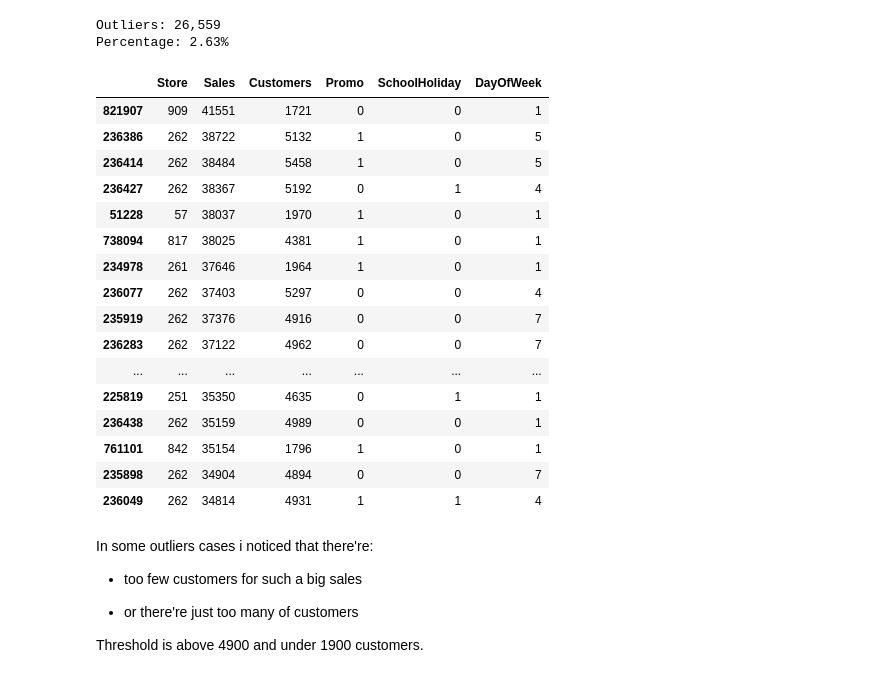
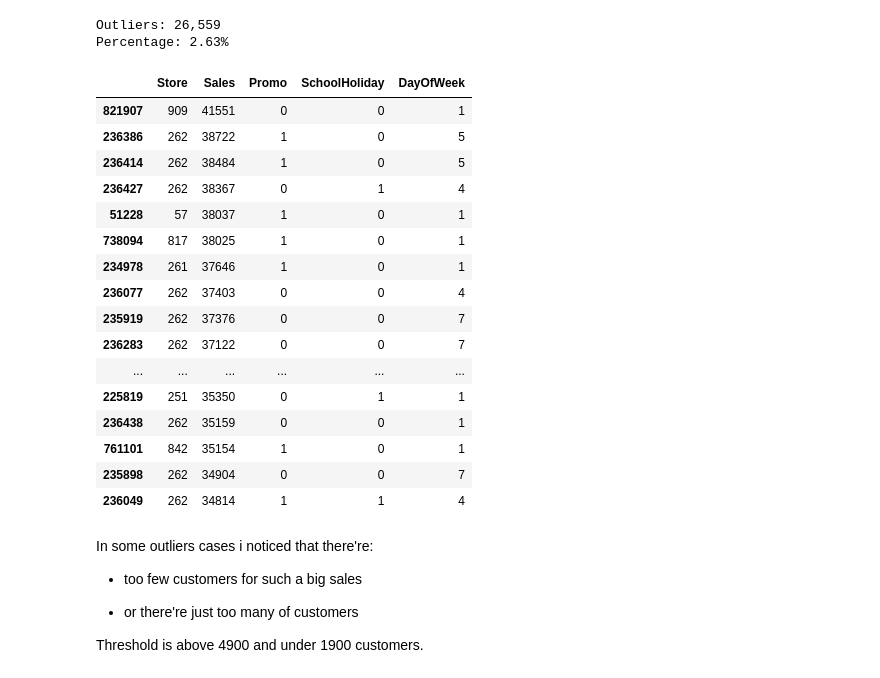
Before and after one commit to nick-st-coder/rossmann, a Jupyter notebook: notebooks/EDA.ipynb, the cells around one changed output. Saved outputs shown, nothing was run; the diff lists cells and outputs as text; code cells hidden in the pictures.

```diff
--- a/notebooks/EDA.ipynb
+++ b/notebooks/EDA.ipynb
@@ -155,32 +158,31 @@ Percentage: 2.63%
 # %%
 outliers[
     [
         "Store",
         "Sales",
-        "Customers",
         "Promo",
         "SchoolHoliday",
         "DayOfWeek"
     ]
 ].sort_values("Sales", ascending=False).head(20)
 # %% [output]
-|  | Store | Sales | Customers | Promo | SchoolHoliday | DayOfWeek |
-| 821907 | 909 | 41551 | 1721 | 0 | 0 | 1 |
-| 236386 | 262 | 38722 | 5132 | 1 | 0 | 5 |
-| 236414 | 262 | 38484 | 5458 | 1 | 0 | 5 |
-| 236427 | 262 | 38367 | 5192 | 0 | 1 | 4 |
-| 51228 | 57 | 38037 | 1970 | 1 | 0 | 1 |
-| 738094 | 817 | 38025 | 4381 | 1 | 0 | 1 |
-| 234978 | 261 | 37646 | 1964 | 1 | 0 | 1 |
-| 236077 | 262 | 37403 | 5297 | 0 | 0 | 4 |
-| 235919 | 262 | 37376 | 4916 | 0 | 0 | 7 |
-| 236283 | 262 | 37122 | 4962 | 0 | 0 | 7 |
-| ... | ... | ... | ... | ... | ... | ... |
-| 225819 | 251 | 35350 | 4635 | 0 | 1 | 1 |
-| 236438 | 262 | 35159 | 4989 | 0 | 0 | 1 |
-| 761101 | 842 | 35154 | 1796 | 1 | 0 | 1 |
-| 235898 | 262 | 34904 | 4894 | 0 | 0 | 7 |
-| 236049 | 262 | 34814 | 4931 | 1 | 1 | 4 |
+|  | Store | Sales | Promo | SchoolHoliday | DayOfWeek |
+| 821907 | 909 | 41551 | 0 | 0 | 1 |
+| 236386 | 262 | 38722 | 1 | 0 | 5 |
+| 236414 | 262 | 38484 | 1 | 0 | 5 |
+| 236427 | 262 | 38367 | 0 | 1 | 4 |
+| 51228 | 57 | 38037 | 1 | 0 | 1 |
+| 738094 | 817 | 38025 | 1 | 0 | 1 |
+| 234978 | 261 | 37646 | 1 | 0 | 1 |
+| 236077 | 262 | 37403 | 0 | 0 | 4 |
+| 235919 | 262 | 37376 | 0 | 0 | 7 |
+| 236283 | 262 | 37122 | 0 | 0 | 7 |
+| ... | ... | ... | ... | ... | ... |
+| 225819 | 251 | 35350 | 0 | 1 | 1 |
+| 236438 | 262 | 35159 | 0 | 0 | 1 |
+| 761101 | 842 | 35154 | 1 | 0 | 1 |
+| 235898 | 262 | 34904 | 0 | 0 | 7 |
+| 236049 | 262 | 34814 | 1 | 1 | 4 |
 # %% [markdown]
 In some outliers cases i noticed that there're:
 - too few customers for such a big sales
```
Also changed, not shown: parts of 7 cells of this notebook.
